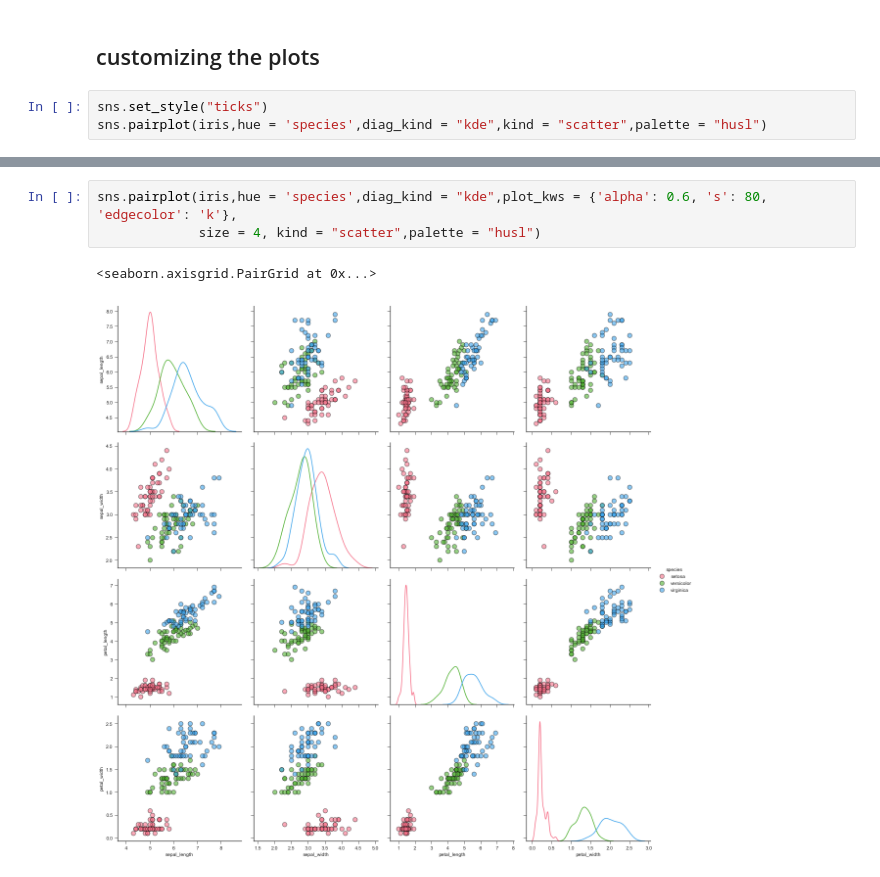
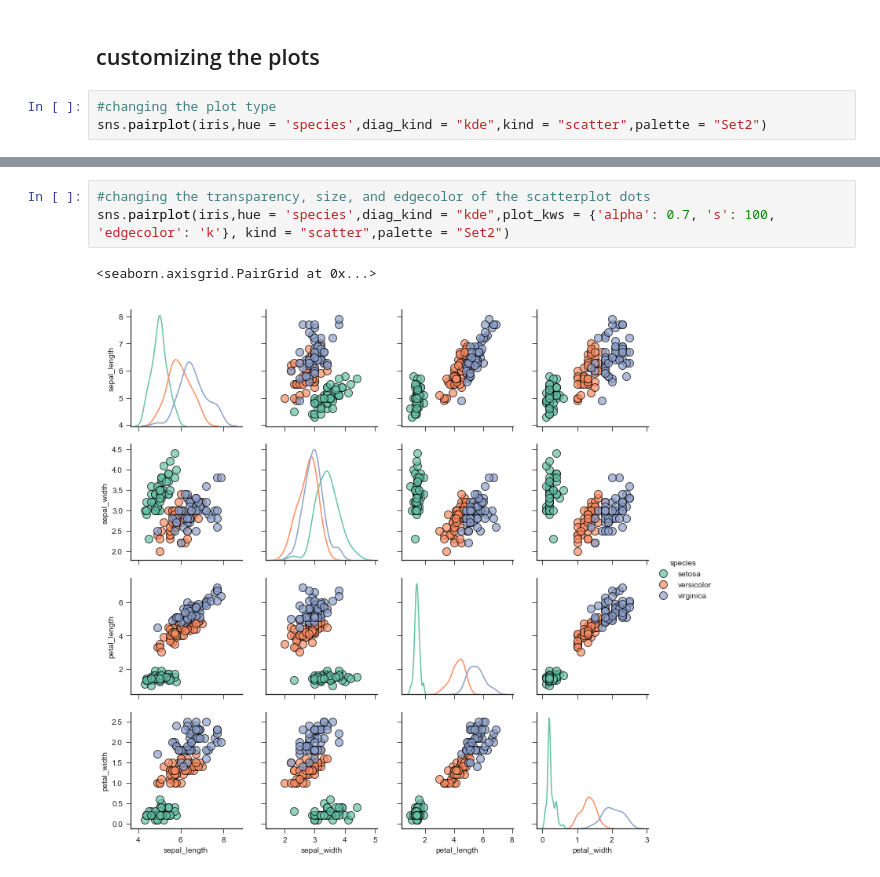
Before and after one commit to sangee1301/pairplot_iris, a Jupyter notebook: pairplor_irisdata.ipynb, the cells around one changed output, grey strips where cells are left out. Saved outputs shown, nothing was run; the diff lists cells and outputs as text.

```diff
--- a/pairplor_irisdata.ipynb
+++ b/pairplor_irisdata.ipynb
@@ -25,7 +45,7 @@ sns.pairplot(df, hue="species")
 # %% [markdown]
 ## customizing the plots
 # %%
-sns.set_style("ticks")
-sns.pairplot(iris,hue = 'species',diag_kind = "kde",kind = "scatter",palette = "husl")
+#changing the plot type
+sns.pairplot(iris,hue = 'species',diag_kind = "kde",kind = "scatter",palette = "Set2")
 # %% [output]
 <seaborn.axisgrid.PairGrid at 0x...>
@@ -33,6 +53,6 @@ sns.pairplot(iris,hue = 'species',diag_kind = "kde",kind = "scatter",palette = "
 # %%
-sns.pairplot(iris,hue = 'species',diag_kind = "kde",plot_kws = {'alpha': 0.6, 's': 80, 'edgecolor': 'k'},
-             size = 4, kind = "scatter",palette = "husl")
+#changing the transparency, size, and edgecolor of the scatterplot dots
+sns.pairplot(iris,hue = 'species',diag_kind = "kde",plot_kws = {'alpha': 0.7, 's': 100, 'edgecolor': 'k'}, kind = "scatter",palette = "Set2")
 # %% [output]
 <seaborn.axisgrid.PairGrid at 0x...>
-[figure, old version]
+[figure, new version]
```
Also changed, not shown: parts of 14 cells of this notebook.
